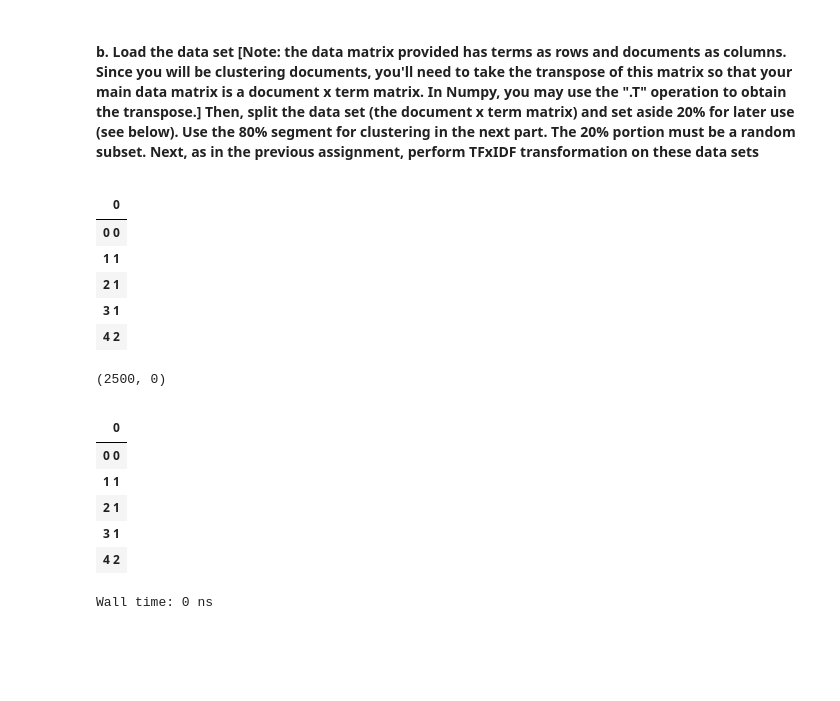
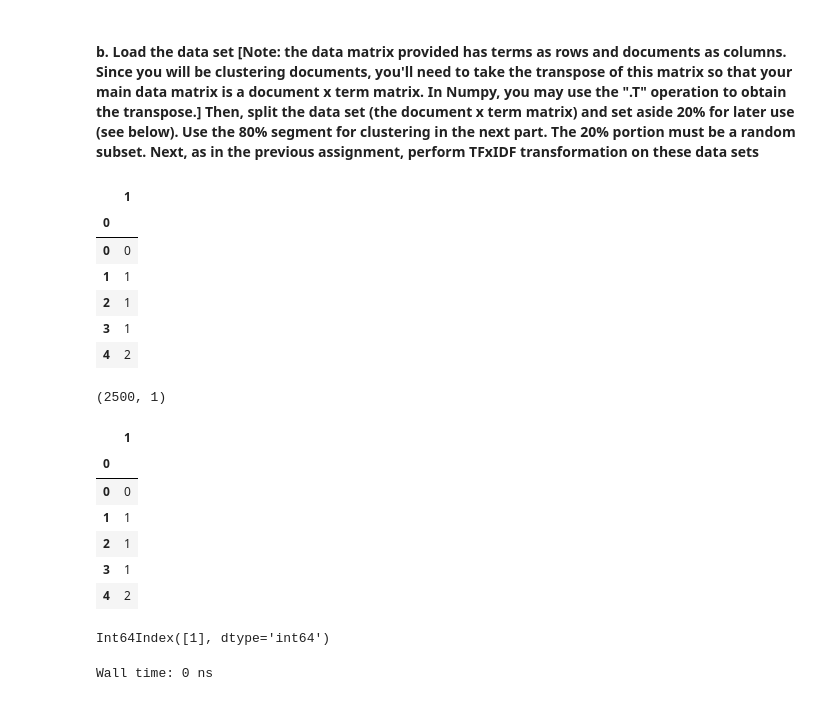
Before and after one commit to Ron256/DSC478MachineLearning, a Jupyter notebook: Notebooks/HomeWorkAssignments/ProgrammingMachineLearningAppsAssignment2_Clustering.ipynb, the cells around one changed output. Cells and saved outputs as stored; diff of their text form; code cells hidden in the pictures; blank space fills up the shorter version.

```diff
--- a/Notebooks/HomeWorkAssignments/ProgrammingMachineLearningAppsAssignment2_Clustering.ipynb
+++ b/Notebooks/HomeWorkAssignments/ProgrammingMachineLearningAppsAssignment2_Clustering.ipynb
@@ -118,13 +119,13 @@ def biKmeans(dataSet, k, distMeas=distEuclid):
 # %%
 ### load the data set
 fileName_Classes = r'../../data/newsgroups5/classes.txt'
-df_classes = pd.read_csv(fileName_Classes, header = None, skiprows = 1, index_col = 0)
+df_classes = pd.read_csv(fileName_Classes, sep = '\s+', header = None, skiprows = 1, index_col = 0)
 df_classes.head()
 # %% [output]
-|  |
-| 0 |
-| 0 0 |
-| 1 1 |
-| 2 1 |
-| 3 1 |
-| 4 2 |
+|  | 1 |
+| 0 |  |
+| 0 | 0 |
+| 1 | 1 |
+| 2 | 1 |
+| 3 | 1 |
+| 4 | 2 |
@@ -133,17 +132,21 @@ df_classes.head()
 # %%
 df_classes.shape
 # %% [output]
-(2500, 0)
+(2500, 1)
 # %%
 df_classes.head()
 # %% [output]
-|  |
-| 0 |
-| 0 0 |
-| 1 1 |
-| 2 1 |
-| 3 1 |
-| 4 2 |
+|  | 1 |
+| 0 |  |
+| 0 | 0 |
+| 1 | 1 |
+| 2 | 1 |
+| 3 | 1 |
+| 4 | 2 |
+# %%
+df_classes.columns
+# %% [output]
+Int64Index([1], dtype='int64')
 # %%
 %time
 fileName_matrix = r'../../data/newsgroups5/matrix.txt'
```
Also changed, not shown: parts of 77 cells of this notebook.
